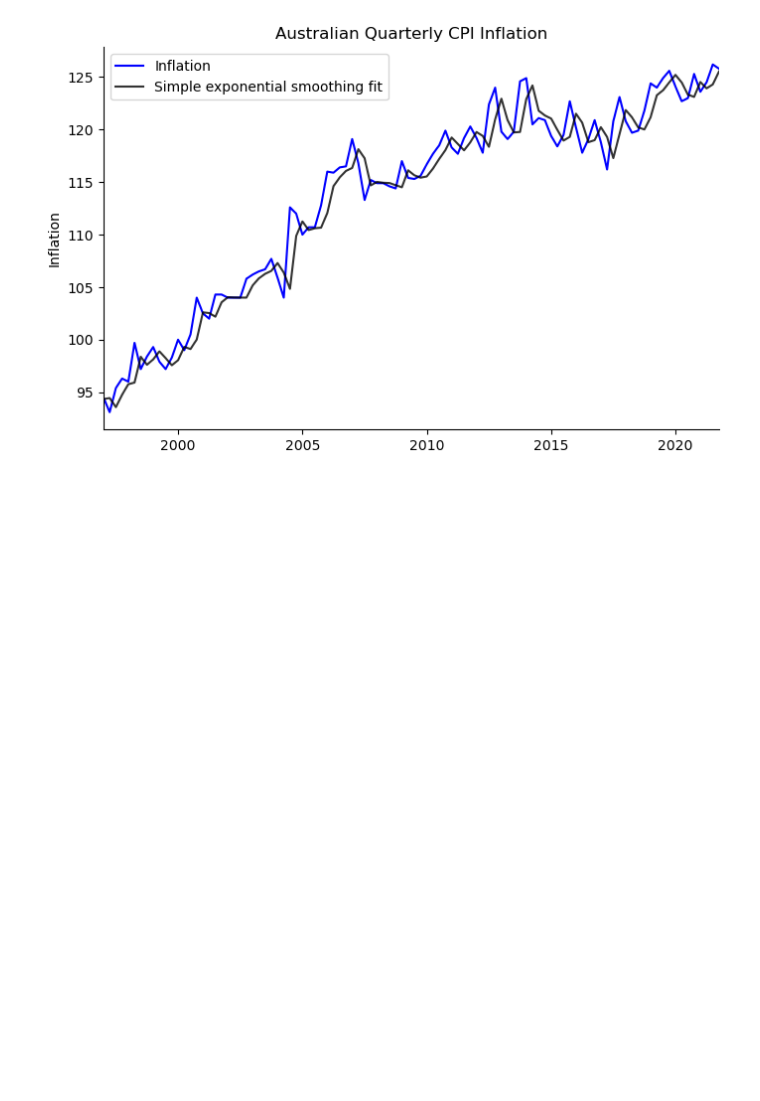
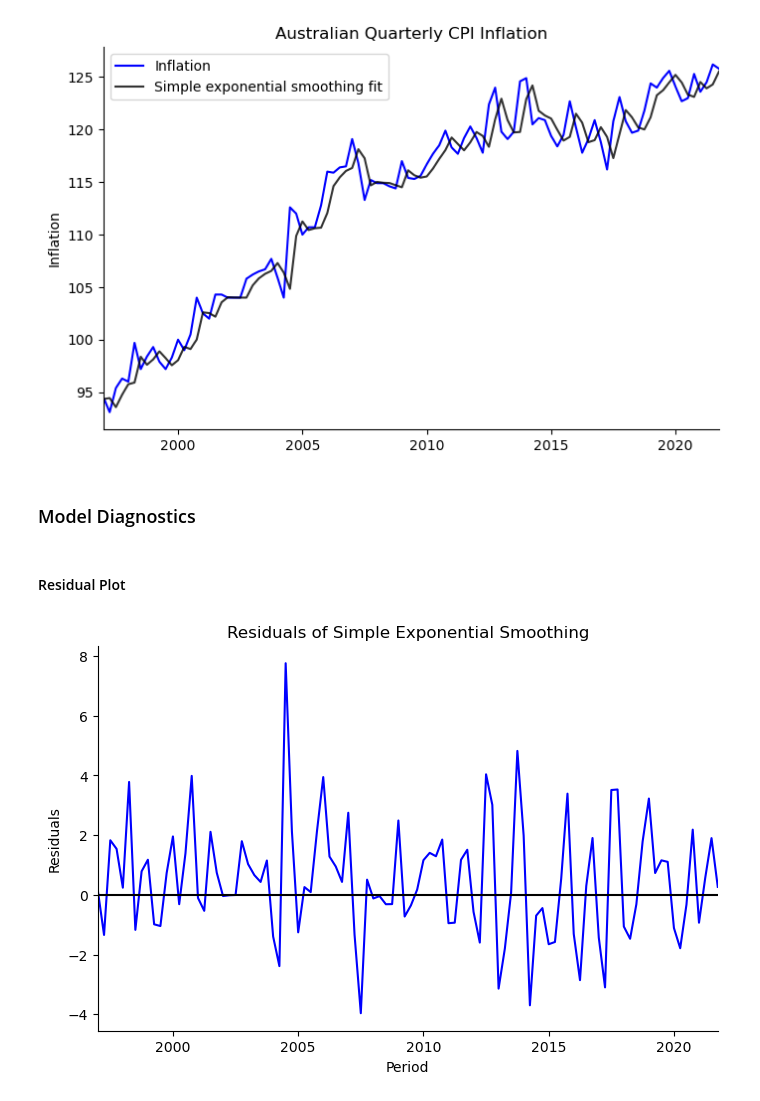
Before and after one commit to actonton/QBUS2820-Predictive_Analysis, a Jupyter notebook: A2/510575452_implementation.ipynb, the cells around one changed output. Cells and saved outputs as stored; diff of their text form; code cells hidden in the pictures; blank space fills up the shorter version.

```diff
--- a/A2/510575452_implementation.ipynb
+++ b/A2/510575452_implementation.ipynb
@@ -165,3 +165,21 @@ sns.despine()
 plt.show()
 # %% [output]
 [figure]
+# %% [markdown]
+### Model Diagnostics
+# %% [markdown]
+#### Residual Plot
+# %%
+resid = y-fitted
+
+fig, ax = plt.subplots(figsize=(8, 5))
+resid.plot(color='b', ax=ax)
+ax.set_xlabel('Period')
+ax.set_ylabel('Residuals')
+ax.set_title('Residuals of Simple Exponential Smoothing')
+ax.set_xticks([], minor=True)
+sns.despine()
+plt.axhline(0, color='black')
+plt.show()
+# %% [output]
+[figure, added]
```
Also changed, not shown: parts of 10 cells of this notebook.
